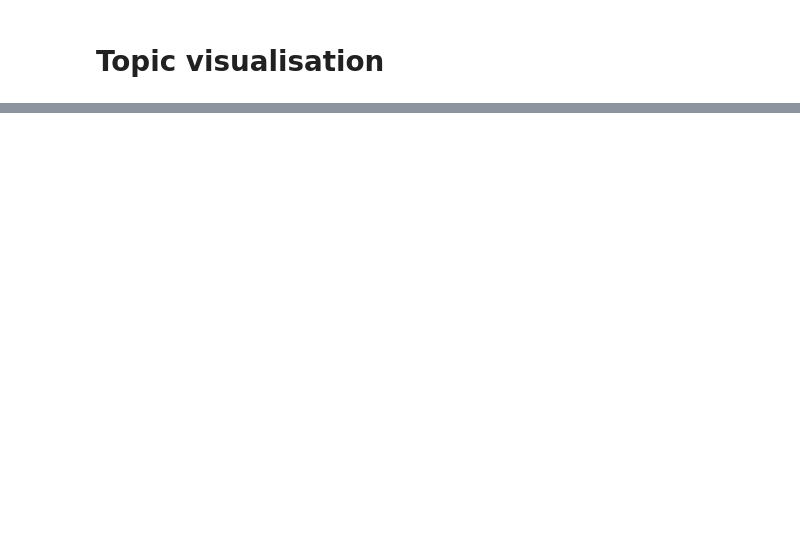
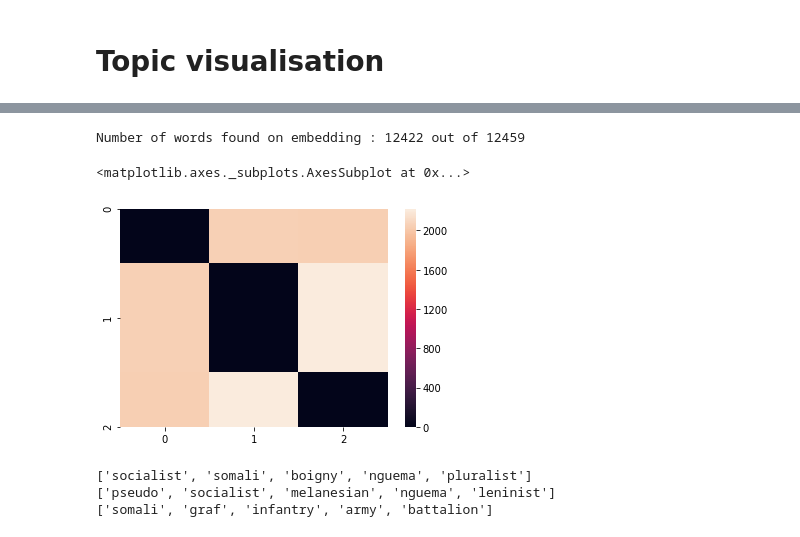
Before and after one commit to alexandredupuy-zini/dynamic-topic-modeling, a Jupyter notebook: notebooks/kmeans.ipynb, the cells around one changed output, grey strips where cells are left out. Cells and saved outputs as stored; diff of their text form; code cells hidden in the pictures; blank space fills up the shorter version.

Commit message:
kmeans notebook update

```diff
--- a/notebooks/kmeans.ipynb
+++ b/notebooks/kmeans.ipynb
@@ -274,0 +287,2 @@ print_top_terms(n_topic, n_terms, max_t, cluster_terms)
+# %%
+Glove_embeddings = catalog.load("Glove_embeddings")
@@ -274,0 +291,16 @@ print_top_terms(n_topic, n_terms, max_t, cluster_terms)
+# %%
+un_embeddings = dict()
+
+vocab_size = len(dictionary)
+words_found = 0
+for token_id in tqdm(range(vocab_size)):
+    word = dictionary[token_id]
+    try:
+        un_embeddings[word] = Glove_embeddings[word]
+        words_found += 1
+    except KeyError:
+        un_embeddings[word] = np.array([0]*300)
+
+print("Number of words found on embedding : {} out of {}".format(words_found, vocab_size))
+# %% [output]
+Number of words found on embedding : 12422 out of 12459
@@ -274,0 +310,8 @@ print_top_terms(n_topic, n_terms, max_t, cluster_terms)
+# %%
+emb_size = 300
+num_clusters = 3
+# %%
+km = KMeans(n_clusters=num_clusters, n_jobs=-1)
+km.fit(list(un_embeddings.values()))
+centroids = km.cluster_centers_
+order_centroids = centroids.argsort()[:,::-1]
@@ -274,0 +328,13 @@ print_top_terms(n_topic, n_terms, max_t, cluster_terms)
+# %%
+heatmap([[np.linalg.norm(center1 - center2) for center2 in order_centroids] for center1 in order_centroids])
+# %% [output]
+<matplotlib.axes._subplots.AxesSubplot at 0x...>
+[figure, added]
+# %%
+for center in order_centroids:
+    d = distances(un_embeddings, center)
+    print(sorted(d, key=d.get)[:5])
+# %% [output]
+['socialist', 'somali', 'boigny', 'nguema', 'pluralist']
+['pseudo', 'socialist', 'melanesian', 'nguema', 'leninist']
+['somali', 'graf', 'infantry', 'army', 'battalion']
```
Also changed, not shown: parts of 41 cells of this notebook.
